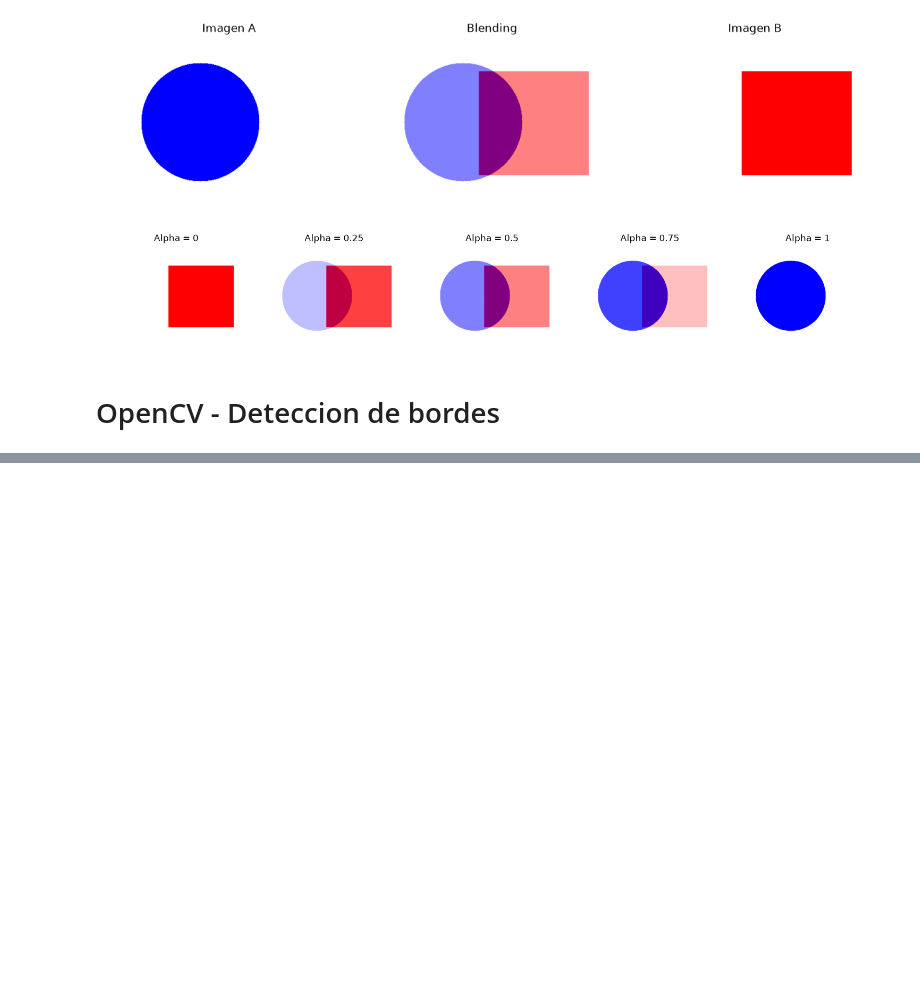
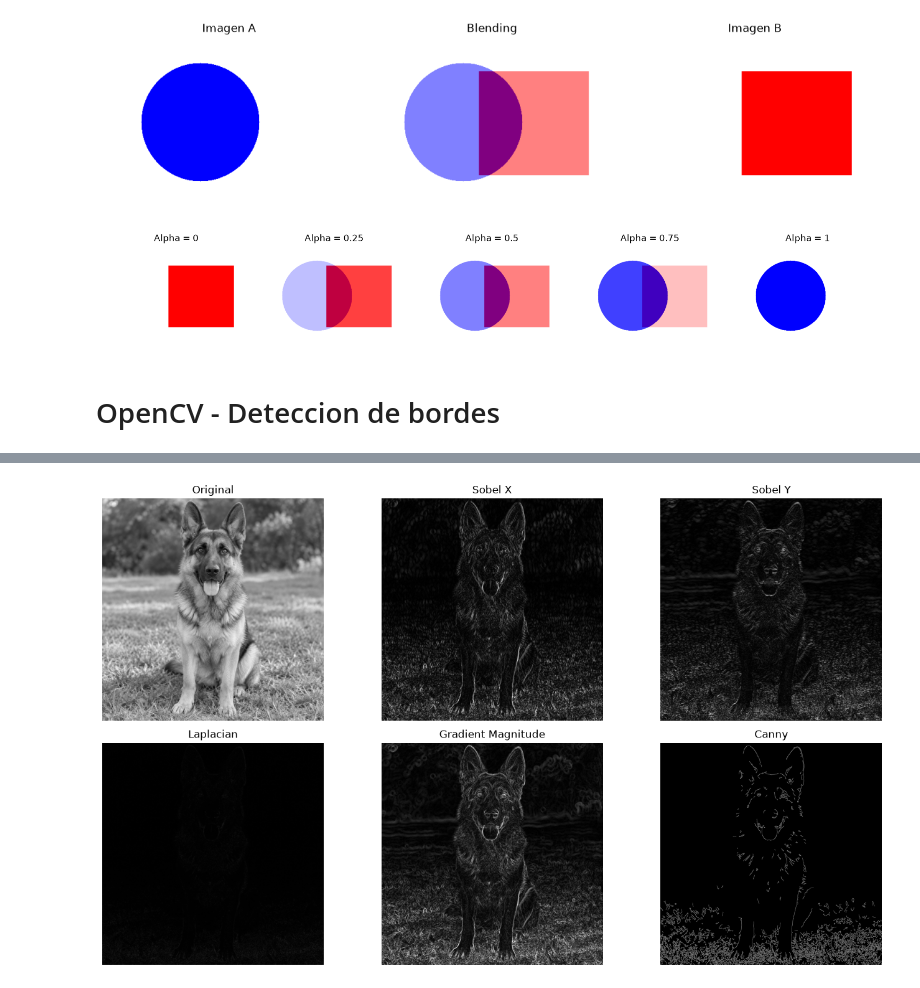
Before and after one commit to andres112/Advanced-Python, a Jupyter notebook: various_opencv.ipynb, the cells around one changed output, grey strips where cells are left out. Drawn from its saved outputs; the diff is of its cells as text; code cells hidden in the pictures; blank space fills up the shorter version.

```diff
--- a/various_opencv.ipynb
+++ b/various_opencv.ipynb
@@ -164,0 +63,85 @@ plt.show()
+# %%
+import cv2
+import numpy as np
+import matplotlib.pyplot as plt
+
+# ============================================================
+# 1. CARGAR IMAGEN JPG EN ESCALA DE GRISES
+# ============================================================
+img = cv2.imread("resources/dogs/dog1.png", cv2.IMREAD_GRAYSCALE)
+
+if img is None:
+    raise FileNotFoundError("No se encontró resources/dogs/dog1.png")
+
+# ============================================================
+# 2. REDUCIR RUIDO
+# ============================================================
+blurred = cv2.GaussianBlur(img, (5, 5), 0)
+
+# ============================================================
+# 3. DETECTAR BORDES CON SOBEL
+# ============================================================
+sobel_x = cv2.Sobel(
+    blurred, cv2.CV_64F, 1, 0, ksize=3
+)
+
+sobel_y = cv2.Sobel(
+    blurred, cv2.CV_64F, 0, 1, ksize=3
+)
+
+# ============================================================
+# 4. DETECTAR BORDES CON LAPLACIAN
+# ============================================================
+laplacian = cv2.Laplacian(
+    blurred, cv2.CV_64F
+)
+
+# ============================================================
+# 5. MAGNITUD DEL GRADIENTE
+# ============================================================
+magnitude = cv2.magnitude(sobel_x, sobel_y)
+
+# ============================================================
+# 6. DETECTAR BORDES CON CANNY
+# ============================================================
+canny = cv2.Canny(
+    blurred,
+    threshold1=80,
+    threshold2=160
+)
+
+# ============================================================
+# 7. PREPARAR RESULTADOS
+# ============================================================
+images = [
+    img,
+    cv2.convertScaleAbs(sobel_x),
+    cv2.convertScaleAbs(sobel_y),
+    cv2.convertScaleAbs(laplacian),
+    cv2.convertScaleAbs(magnitude),
+    canny
+]
+
+titles = [
+    "Original",
+    "Sobel X",
+    "Sobel Y",
+    "Laplacian",
+    "Gradient Magnitude",
+    "Canny"
+]
+
+# ============================================================
+# 8. VISUALIZAR COMPARACIÓN
+# ============================================================
+fig, axes = plt.subplots(2, 3, figsize=(14, 8))
+
+for ax, image, title in zip(axes.flat, images, titles):
+    ax.imshow(image, cmap="gray", vmin=0, vmax=255)
+    ax.set_title(title)
+    ax.axis("off")
+
+plt.tight_layout()
+plt.show()
+# %% [output]
+[figure, added]
```
Also changed, not shown: parts of 3 cells of this notebook, 3 other files.
